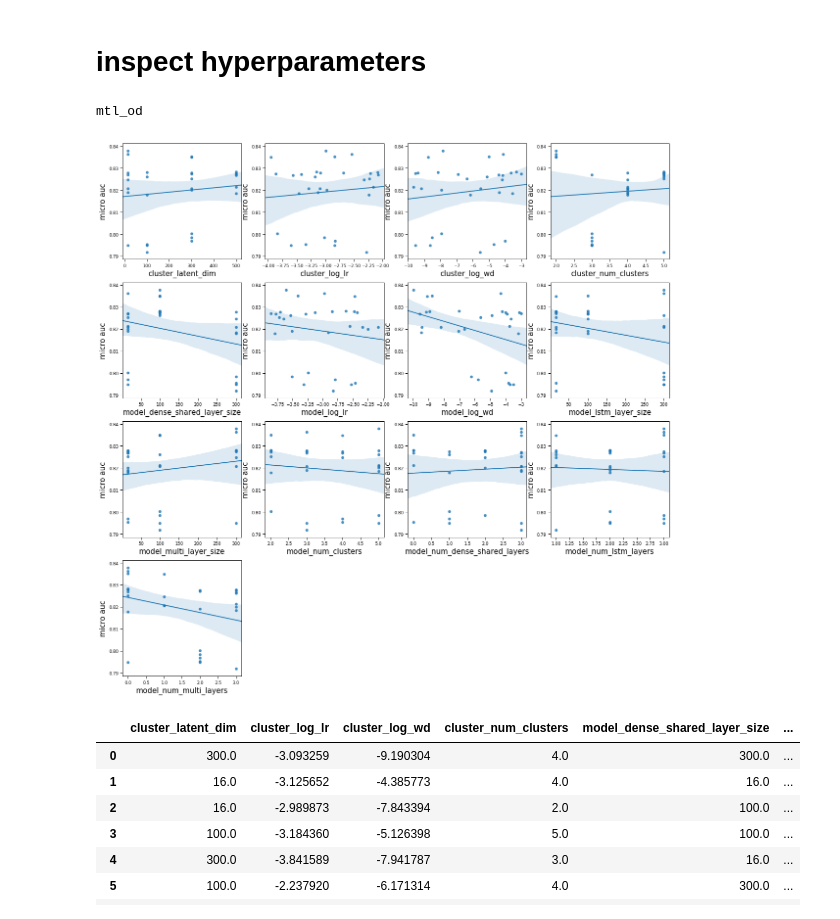
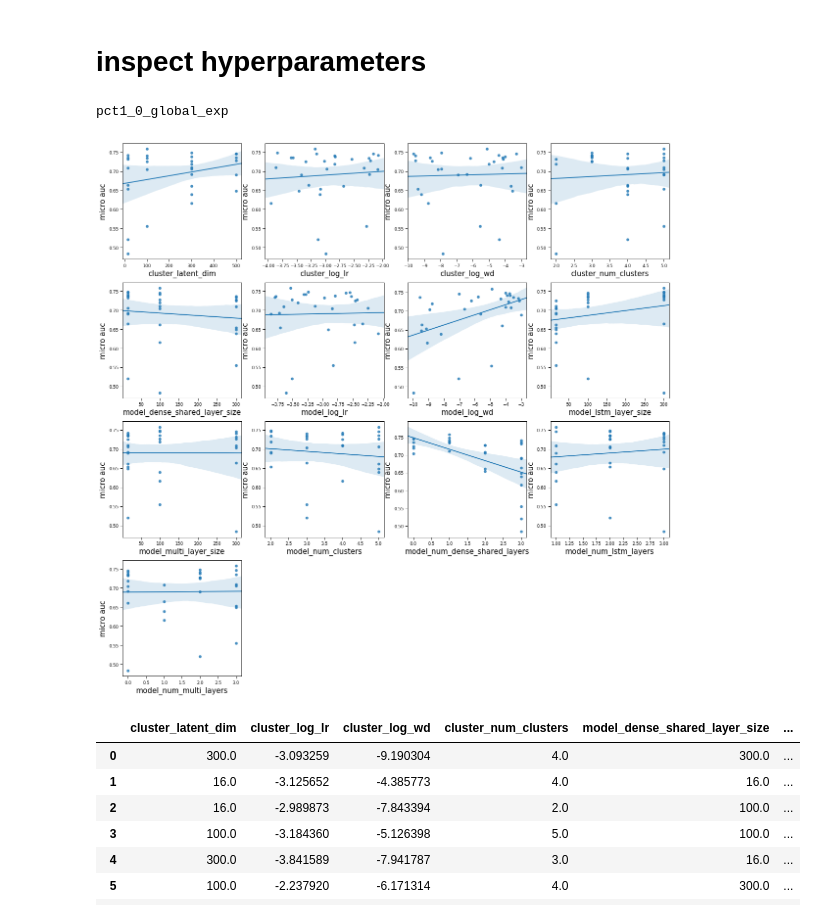
Before and after one commit to nathanwang000/mixture_of_experts_project, a Jupyter notebook: inspect_result.ipynb, the cells around one changed output. Drawn from its saved outputs; the diff is of its cells as text; code cells hidden in the pictures.

```diff
--- a/inspect_result.ipynb
+++ b/inspect_result.ipynb
@@ -180,0 +228,16 @@ eicu_mixture_of_experts_project/Shock4/
+# %%
+styles = ['-o', '-s', '-d', '-^']
+i = 0
+for label in results.columns:
+# for label in ['global_exp', 'moe_exp', 'mtl_od', 'mtl_oi']:
+#for label in ['global_exp', 'snapshot_val_curve', 'mtl_val_curve']:
+#for label in ['global_exp', 'snapshot_od', 'snapshot_oi']:
+    style = styles[i % len(styles)]
+    i += 1
+    plt.plot(results.index, results[label], style, ms=7, label=label)
+
+plt.legend(fontsize=15)
+plt.xlabel('pcts of training data', fontsize=15)
+plt.ylabel('micro auc', fontsize=15)
+# plt.savefig('mortality_small_data2.png')
+plt.show()
@@ -239,7 +358,8 @@ def generate_pct_data(pct, task_dir, num_runs):
         save_fn = "{}/pct_{}_train_indices/{}.pkl".format(task_dir, pct, i)
         joblib.dump(indices, save_fn)
 
-task_dir = 'eicu_mixture_of_experts_project/eICU_data/mortality'
+# task_dir = 'eicu_mixture_of_experts_project/eICU_data/mortality'
+task_dir = 'eicu_mixture_of_experts_project/eICU_data/Shock_4.0h_download/'
 for pct in [1, 5, 10, 20, 30]:
     generate_pct_data(pct, task_dir, 30)
 # %% [markdown]
@@ -254,7 +374,22 @@ def plot_log(fn):
     plt.legend()
     plt.show()
 
-plot_log('eicu_mixture_of_experts_project/mortality/logs/checkpoints/2_global_exp/log')
-plot_log('eicu_mixture_of_experts_project/ARF4/logs/checkpoints/9_global_exp/log')
-plot_log('eicu_mixture_of_experts_project/Shock4/logs/checkpoints/6_global_exp/log')
+exp_names = ['pct{}_0_moe_exp', 'pct{}_0_global_exp',
+             'pct{}_0_mtl_od', 'pct{}_0_mtl_oi',
+             'pct{}_0_mtl_val_curve', 'pct{}_0_snapshot_val_curve',
+             'pct{}_0_snapshot_od', 'pct{}_0_snapshot_oi'
+            ]
+# task = 'mortality' # ok
+# task = 'ARF4'
+task = 'Shock4'
+pct = 1
+for expname in exp_names:
+    print(expname.format(pct))
+    plot_log('eicu_mixture_of_experts_project/{}/logs/checkpoints/0_{}/log'\
+             .format(task, expname.format(pct)))
+
+# large exp
+# plot_log('eicu_mixture_of_experts_project/mortality/logs/checkpoints/2_moe_exp/log')
+# plot_log('eicu_mixture_of_experts_project/ARF4/logs/checkpoints/9_moe_exp/log')
+# plot_log('eicu_mixture_of_experts_project/Shock4/logs/checkpoints/6_moe_exp/log')
 # %% [output]
@@ -372,19 +508,19 @@ def plot_hp_dependence(val_dfs, settings_df, exp_name):
         # plt.tight_layout()
     plt.show()
 # %%
-exp_names = ['mtl_od'] #['global_exp']
+exp_names = ['pct1_0_global_exp'] #['global_exp']
 task_dir = 'eicu_mixture_of_experts_project/mortality/'
 runnames = list(range(30))
 
 val_dfs = get_val_dfs(exp_names, task_dir, runnames)
 settings_df = get_settings_df(task_dir)
 
 for exp_name in exp_names:
     print(exp_name)
     plot_hp_dependence(val_dfs, settings_df, exp_name)
 # %% [output]
-mtl_od
+pct1_0_global_exp
-[figure, old version]
+[figure, new version]
 # %%
 settings_df
 # %% [output]
```
Also changed, not shown: parts of 14 cells of this notebook, 7 other files.
